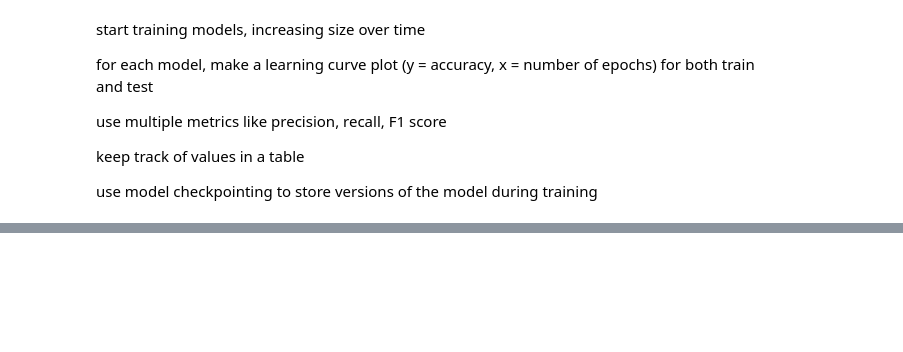
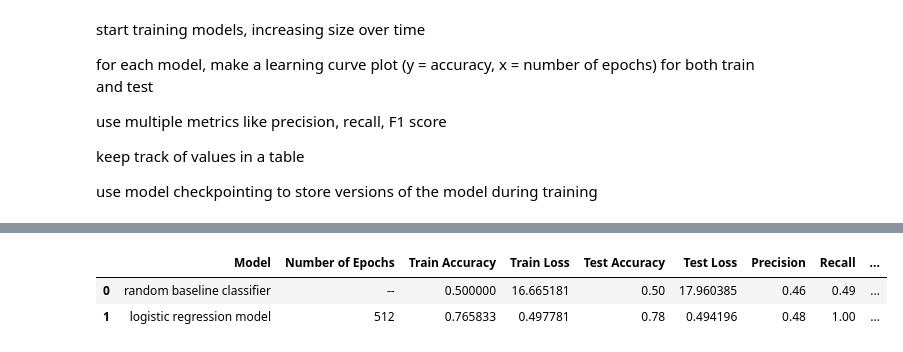
Before and after one commit to meganajoseph/NNtask, a Jupyter notebook: neural_networks_task.ipynb, the cells around one changed output, grey strips where cells are left out. Saved outputs shown, nothing was run; the diff lists cells and outputs as text; code cells hidden in the pictures; blank space fills up the shorter version.

```diff
--- a/neural_networks_task.ipynb
+++ b/neural_networks_task.ipynb
@@ -258,10 +274,10 @@ use model checkpointing to store versions of the model during training
 # %%
-num_layers = []
-num_neurons = []
+models = []
 num_epochs = []
-batch_size = []
-train_acc = []
-test_acc = []
-precision = []
-recall = []
-f1_score = []
+train_accs = []
+train_losses = []
+test_accs = []
+test_losses = []
+precisions = []
+recalls = []
+f1_scores = []
@@ -292,0 +396,18 @@ checkpoint_filepath = '/tmp/ckpt/checkpoint.model.keras'
+# %%
+pd.DataFrame(
+    {
+        'Model': models,
+        'Number of Epochs': num_epochs,
+        'Train Accuracy': train_accs,
+        'Train Loss': train_losses,
+        'Test Accuracy': test_accs,
+        'Test Loss': test_losses,
+        'Precision': precisions,
+        'Recall': recalls,
+        'F1 Score': f1_scores
+    }
+)
+# %% [output]
+|  | Model | Number of Epochs | Train Accuracy | Train Loss | Test Accuracy | Test Loss | Precision | Recall | ... |
+| 0 | random baseline classifier | -- | 0.500000 | 16.665181 | 0.50 | 17.960385 | 0.46 | 0.49 | ... |
+| 1 | logistic regression model | 512 | 0.765833 | 0.497781 | 0.78 | 0.494196 | 0.48 | 1.00 | ... |
```
Also changed, not shown: parts of 17 cells of this notebook, 2 other files.
